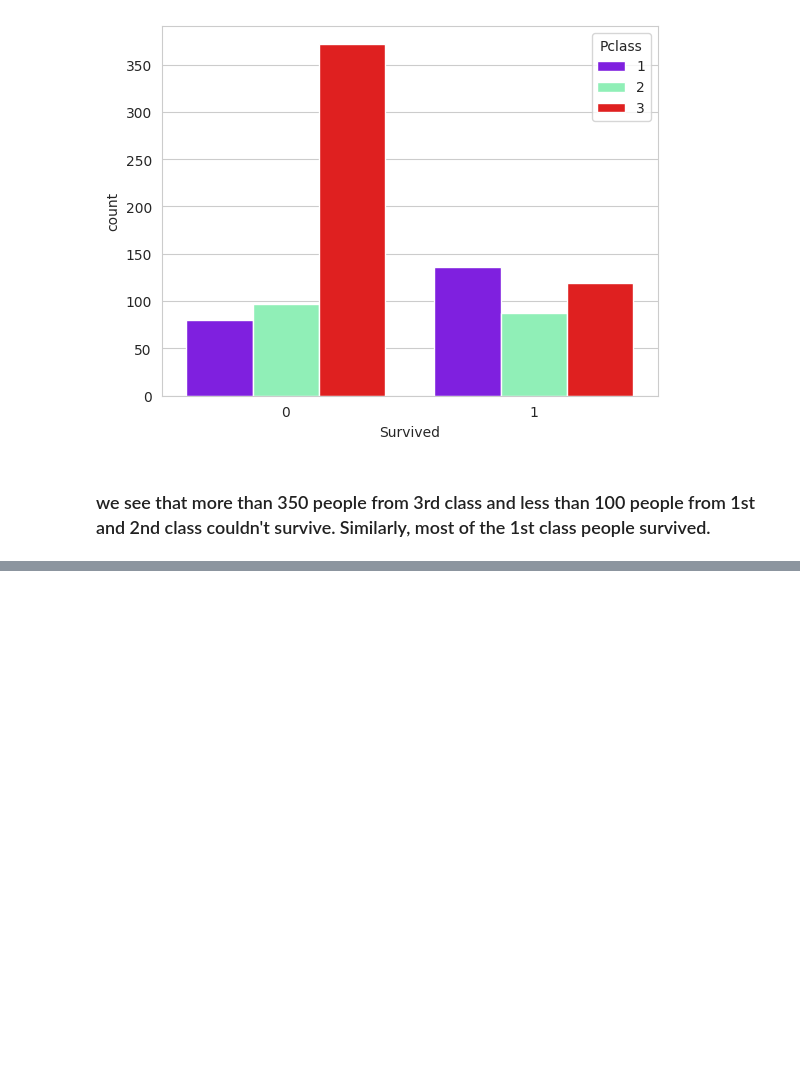
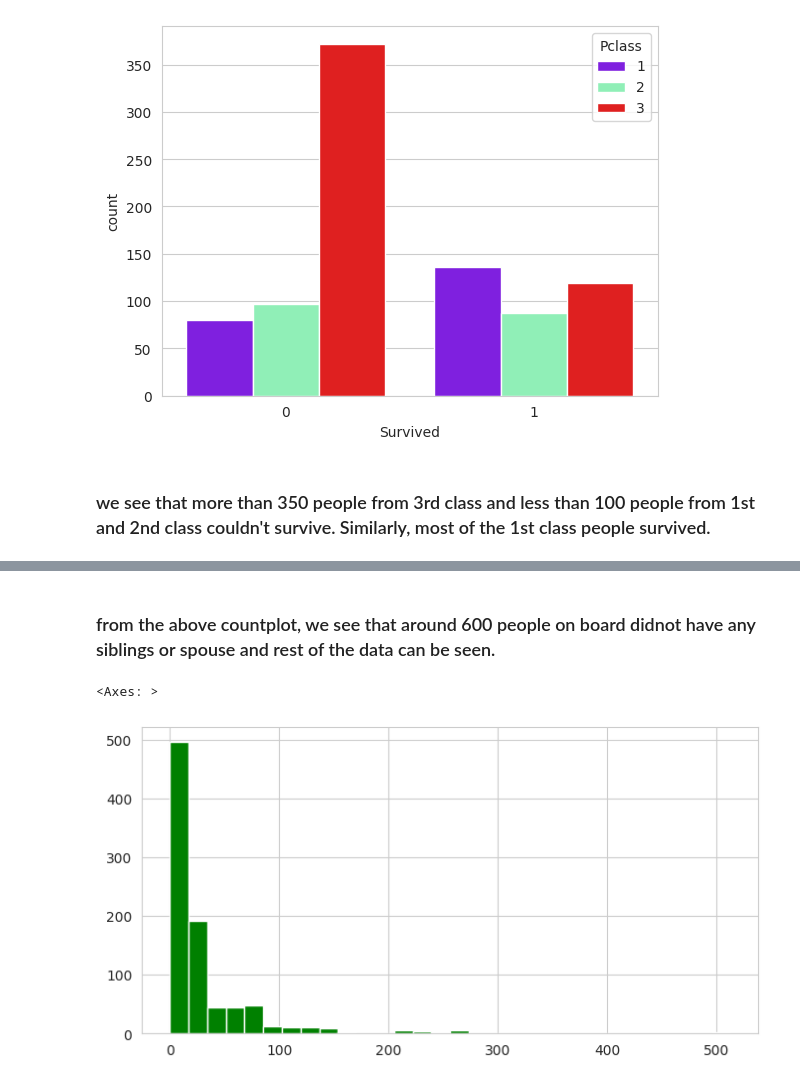
Before and after one commit to bigyan08/PRODIGY_DS_02, a Jupyter notebook: main_script.ipynb, the cells around one changed output, grey strips where cells are left out. Cells and saved outputs as stored; diff of their text form; code cells hidden in the pictures; blank space fills up the shorter version.

```diff
--- a/main_script.ipynb
+++ b/main_script.ipynb
@@ -86,0 +106,7 @@ sns.countplot(x='Survived',hue='Pclass',data=train,palette='rainbow')
+# %% [markdown]
+### from the above countplot, we see that around 600 people on board didnot have any siblings or spouse and rest of the data can be seen.
+# %%
+train['Fare'].hist(bins=30, color='green', figsize=(8,4))
+# %% [output]
+<Axes: >
+[figure, added]
```
Also changed, not shown: parts of 10 cells of this notebook.
